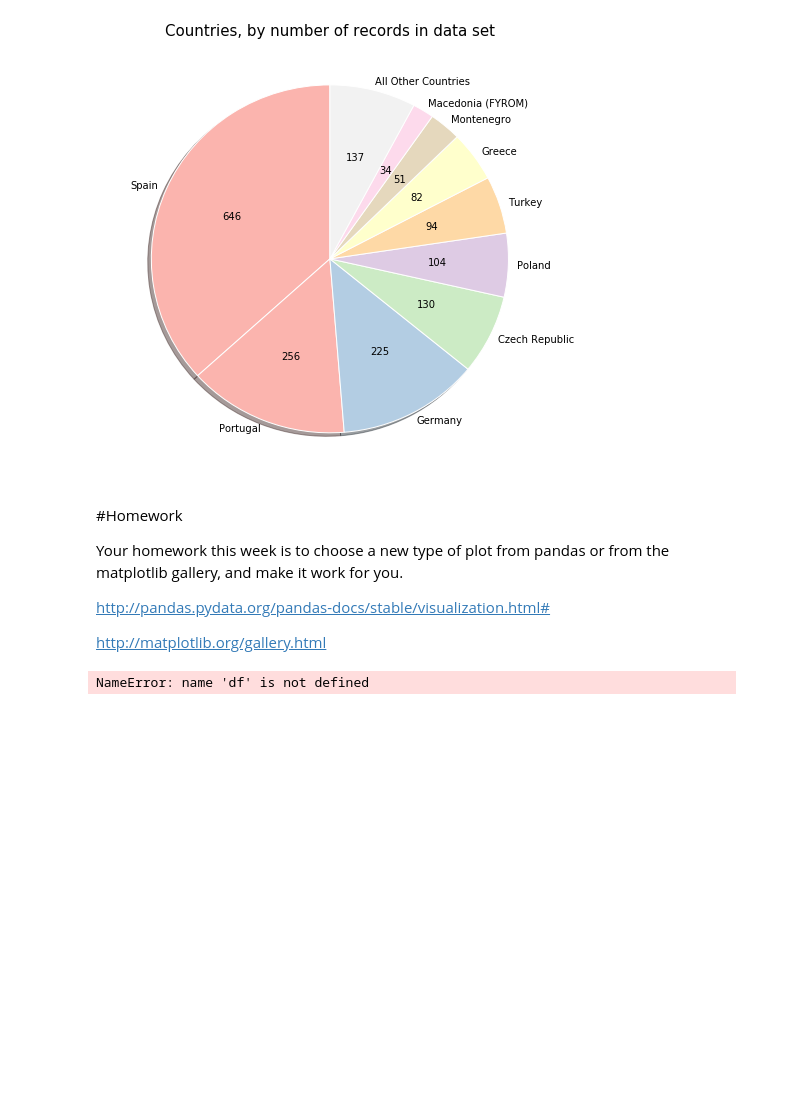
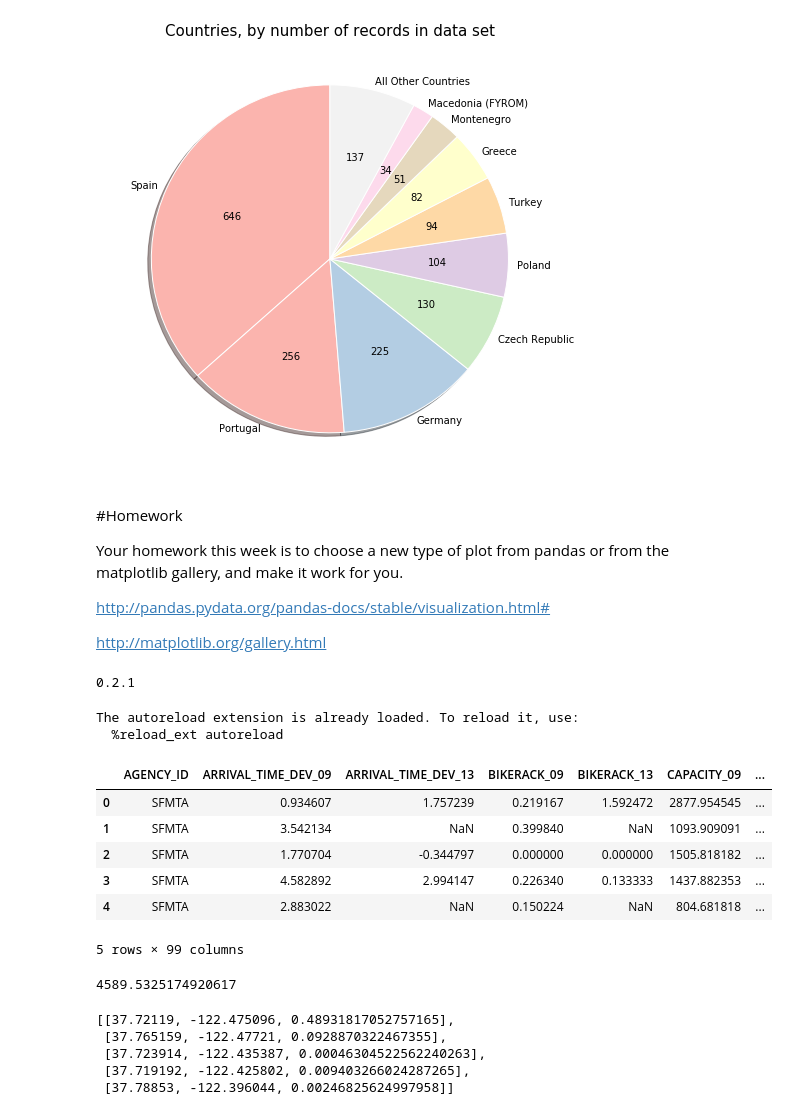
Before and after one commit to ramu225/ce599-s17, a Jupyter notebook: 15-Data Viz 1/data-viz.ipynb, the cells around one changed output. Drawn from its saved outputs; the diff is of its cells as text; code cells hidden in the pictures; blank space fills up the shorter version.

Commit message:
Attempted to create a Heatmap in Data viz 1

```diff
--- a/15-Data Viz 1/data-viz.ipynb
+++ b/15-Data Viz 1/data-viz.ipynb
@@ -594,7 +594,43 @@ Your homework this week is to choose a new type of plot from pandas or from the
 http://pandas.pydata.org/pandas-docs/stable/visualization.html#
 
 http://matplotlib.org/gallery.html
-# %%
-df
-# %% [output]
-NameError: name 'df' is not defined
+# %%
+import os
+import folium
+
+print(folium.__version__)
+# %% [output]
+0.2.1
+# %%
+import csv as csv
+import pandas as pd
+import numpy as np
+import folium
+%load_ext autoreload
+%autoreload 2
+%matplotlib inline
+
+hdffile = "E:/Transit_Casa/Output/sfmuni_monthly_ts.h5"
+store = pd.HDFStore(hdffile)
+df = store.get('stop_day')
+# %% [output]
+The autoreload extension is already loaded. To reload it, use:
+  %reload_ext autoreload
+# %%
+df1 = df[df['MONTH'] == '2009-09-01']
+df2 = df[df['MONTH'] == '2013-09-01']
+# %%
+df_final = pd.merge(df1,df2, how = 'outer', on = ['DOW', 'AGENCY_ID', 'STOP_ID'], suffixes = ['_09','_13'])
+df_final = df_final.reindex_axis(sorted(df_final.columns), axis=1)
+
+data = df_final['ON_09']
+
+df_final.head()
+# %% [output]
+|  | AGENCY_ID | ARRIVAL_TIME_DEV_09 | ARRIVAL_TIME_DEV_13 | BIKERACK_09 | BIKERACK_13 | CAPACITY_09 | ... |
+| 0 | SFMTA | 0.934607 | 1.757239 | 0.219167 | 1.592472 | 2877.954545 | ... |
+| 1 | SFMTA | 3.542134 | NaN | 0.399840 | NaN | 1093.909091 | ... |
+| 2 | SFMTA | 1.770704 | -0.344797 | 0.000000 | 0.000000 | 1505.818182 | ... |
+| 3 | SFMTA | 4.582892 | 2.994147 | 0.226340 | 0.133333 | 1437.882353 | ... |
+| 4 | SFMTA | 2.883022 | NaN | 0.150224 | NaN | 804.681818 | ... |
+5 rows × 99 columns
@@ -600,0 +639,4 @@ NameError: name 'df' is not defined
+# %%
+df_final['ON_09'].max()
+# %% [output]
+4589.5325174920617
@@ -600,0 +646,9 @@ NameError: name 'df' is not defined
+# %%
+data_list = data.tolist()
+data_list[0:5]
+# %% [output]
+[[37.72119, -122.475096, 0.48931817052757165],
+ [37.765159, -122.47721, 0.0928870322467355],
+ [37.723914, -122.435387, 0.00046304522562240263],
+ [37.719192, -122.425802, 0.009403266024287265],
+ [37.78853, -122.396044, 0.00246825624997958]]
```
Also changed, not shown: parts of 3 cells of this notebook, 1 other file.
